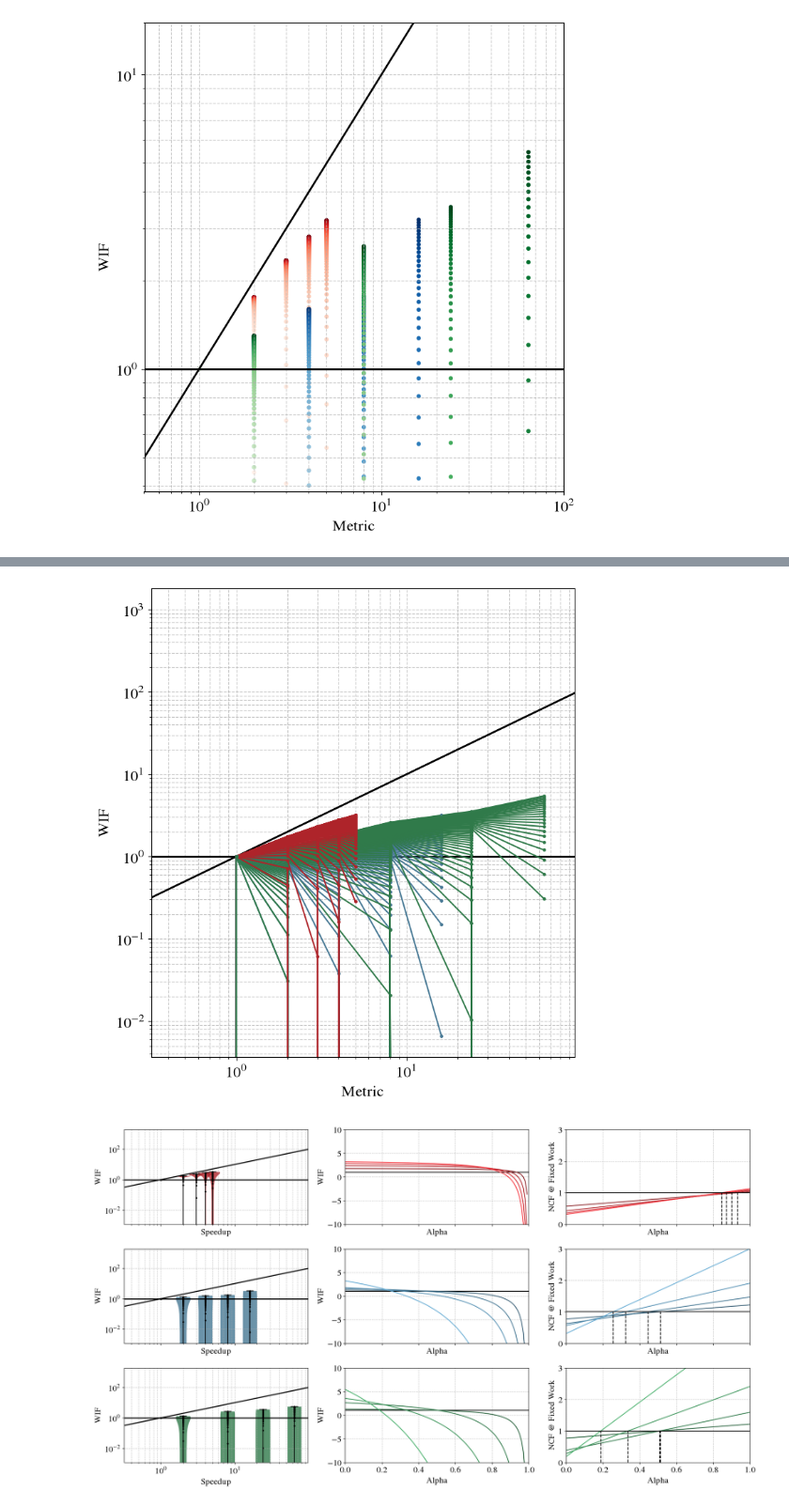
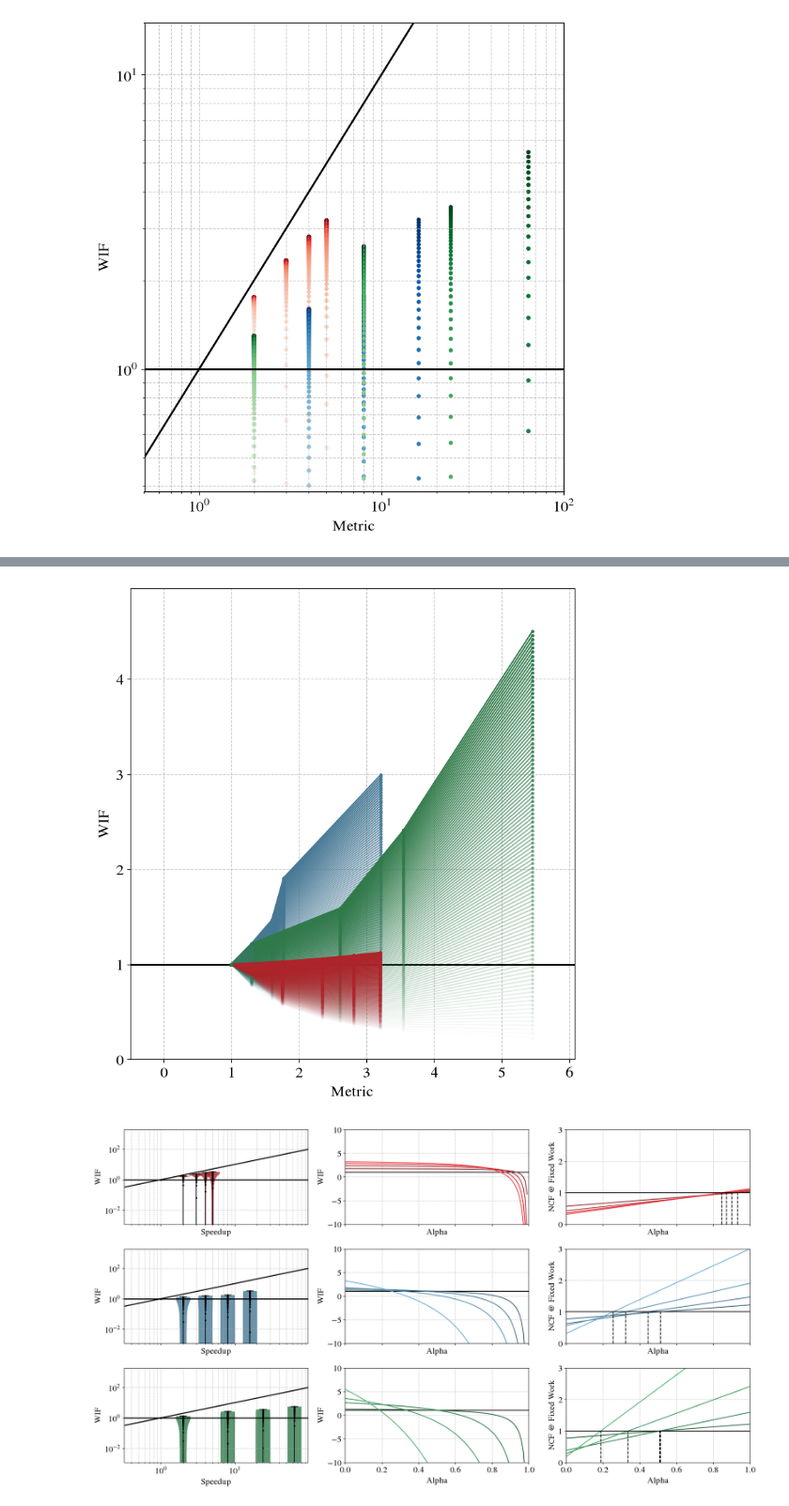
Before and after one commit to PolMaistriaux/IoT_Node_Modeling, a Jupyter notebook: Test_new_applications/Notebook_ASI_Framework_R2Baseline.ipynb, the cells around one changed output, grey strips where cells are left out. Shown at 94% size. Saved outputs shown, nothing was run; the diff lists cells and outputs as text; code cells hidden in the pictures.

```diff
--- a/Test_new_applications/Notebook_ASI_Framework_R2Baseline.ipynb
+++ b/Test_new_applications/Notebook_ASI_Framework_R2Baseline.ipynb
@@ -627,6 +623,8 @@ plot_our = 0
 # Plot the operation footprint vs FFT throughput
 fig, ax = plt.subplots(1,1,figsize=(12, 6), sharey='row', squeeze=False)
 
+curves = []
+curve_colors = []
 for k in range(3):
     ax[0,0].set_xlabel('ALpha')
     ax[0,0].grid(True, which='both', linestyle='--', alpha=0.7)
@@ -637,17 +635,27 @@ for k in range(3):
         for d, j in enumerate(analysis_Mem_type):
             p = ax[0,0].plot(alpha_studied,   theor_ncf_res[:,a,k,0,d,0],   color = 'black' , linestyle ='-')
             p = ax[0,0].vlines(theor_crit_alpha [a,k,0,d,0], ymin=0, ymax=1,   color = 'black' , linestyle ='--')
+            curves.append(theor_ncf_res[:,a,k,0,d,0])
+            curve_colors.append('black')
 
         for i in range(1,arch_Dim):
             for d, j in enumerate(analysis_Mem_type):
                 p = ax[0,0].plot(alpha_studied,   theor_ncf_res[:,a,k,i,d,0],   color = color_array[k,i] , linestyle ='-')
                 p = ax[0,0].vlines(theor_crit_alpha [a,k,i,d,0], ymin=0, ymax=1,   color = 'black' , linestyle ='--')
+                curves.append(theor_ncf_res[:,a,k,i,d,0])
+                curve_colors.append(color_array[k,i])
 
+# Highlight, at each x, the curve with the highest value there
+curves = np.array(curves)
+min_values = np.min(curves, axis=0)
+for curve, color in zip(curves, curve_colors):
+    highlight = np.where(curve == min_values, curve, np.nan)
+    ax[0,0].plot(alpha_studied, highlight, color=color, linestyle='-', marker = 'o') #, linewidth=6)
 
-    ax[0,0].hlines(y=1,xmin = 0, xmax=1, color= "black")
-    ax[0,0].set_ylim([0,1.3])
-    ax[0,0].set_xlim([0,1])
-    ax[0,0].set_xlabel("Alpha")
+ax[0,0].hlines(y=1,xmin = 0, xmax=1, color= "black")
+ax[0,0].set_ylim([0,1.3])
+ax[0,0].set_xlim([0,1])
+ax[0,0].set_xlabel("Alpha")
 
 
 ax[0,0].set_ylabel("NCF @ Fixed Reinvested Work")
@@ -1015,77 +1125,70 @@ plt.show()
 # %%
 
-theor_ncf_test     = np.zeros((len(alpha_studied),len(baseline_area),3,arch_Dim,analysis_nMem_type,2))
-for k in range(3):
-    for a in range(len(baseline_area)):
-        for i in range(arch_Dim):
-            for d, j in enumerate(analysis_Mem_type):
-                theor_ncf_test[:,a,k,i,d,0]= (1 - (theor_area_ratio[k,i,j,a]* (alpha_studied)) ) /  (theor_energy_ratio[k,i,j]* (1-alpha_studied))
-                theor_ncf_test[:,a,k,i,d,1]= (1 - (theor_area_ratio[k,i,j,a]* (alpha_studied)) ) /  (theor_energy_ratio[k,i,j]* (1-alpha_studied) *min(max_usable_speedup,theor_speedup_ratio[k,i,j]))
+# -----------------
+
+# ASI Framework separations
+
+# ASI Framework separations
+metric_space = np.linspace(0.5, 100, 100)
 
 
-# -----------------
-max_reused_speedup = np.array([10,20,50,100])
+sep_strongly_sustainable = 1/metric_space
+sep_weakly_sustainable   = 1/metric_space
 
-# ASI Framework separations
-s_log_min = -0.5
-s_log_max = 3
-speedup_space = np.linspace(s_log_min, s_log_max, 100)
+sep_strongly_sustainable[np.where(sep_strongly_sustainable<1)] =1
+sep_weakly_sustainable  [np.where(sep_weakly_sustainable>1)]   =1
 
-log_ticks = np.array([])
-for i  in np.arange(np.floor(s_log_min), np.ceil(s_log_max),1) :
-    log_ticks = np.append(log_ticks,i + np.log10(np.linspace(1,10, 10)))
 
 formatter = FuncFormatter(lambda x_val, tick_pos: "$10^{{{:.0f}}}$".format(x_val))
 
-sep_strongly_sustainable = 1/10**speedup_space
-sep_weakly_sustainable   = 1/10**speedup_space
-
-sep_strongly_sustainable[np.where(sep_strongly_sustainable<1)] =1
-sep_weakly_sustainable  [np.where(sep_weakly_sustainable>1)]   =1
 
 arch_color_map = ['Reds', 'Blues', 'Greens']
 
 alphaViolin=0.5
 widthViolin=0.2
 bwViolin   =0.3
 # Plot the operation footprint vs FFT throughput
 
 fig, ax = plt.subplots(1,len(baseline_area),figsize=(7.5*len(baseline_area), 8), squeeze=False)
 
-metric = theor_speedup_ratio # 1/theor_energy_ratio #
+metric = 1/theor_energy_ratio #  theor_speedup_ratio #
 
 alpha_step = 1
-metric_sust = theor_ncf_test[:,:,:,:,:,0] # theor_asi_res #
+metric_sust = theor_ncf_res[:,:,:,:,:,0] # theor_ncf_test[:,:,:,:,:,0] # theor_asi_res #
 
+curves          =  []
+curve_colors    =  []
 for a in range(len(baseline_area)):
-    ax[0,a].set_yscale('log')
+    ax[0,a].set_yscale('linear')
     ax[0,a].set_ylabel('WIF')
 
-    ax[0,a].plot(speedup_space, 10**speedup_space, 'black', linewidth=2, label='Strongly Sustainable')
-    ax[0,a].plot(speedup_space, np.ones(len(speedup_space)), 'black', linewidth=2, label='Strongly Sustainable')
+    #ax[0,a].plot(speedup_space, speedup_space, 'black', linewidth=2, label='Strongly Sustainable')
+    ax[0,a].axhline(y=1,xmin = 0,xmax =1.1*np.max(metric),  color='black', linewidth=2, label='Strongly Sustainable')
     ax[0,a].set_xlabel('Metric')
 
-    ax[0,a].set_xlim([-0.5,1.1*np.max(np.log10(metric))])
+    ax[0,a].set_ylim([0,1.1*np.max((metric_sust))])
+    ax[0,a].set_xlim([-0.5,1.1*np.max(metric)])
     ax[0,a].grid(True, which='both', linestyle='--', alpha=0.7)
-    ax[0,a].xaxis.set_major_locator(ticker.MultipleLocator(1))
-    ax[0,a].xaxis.set_major_formatter(formatter)
-    ax[0,a].xaxis.set_minor_locator(ticker.FixedLocator(log_ticks))
 
     for d, j in enumerate(analysis_Mem_type):
 
         for i_a, alp  in enumerate(alpha_studied[::alpha_step]):
             for k in range(3):
-                p = ax[0,a].plot(np.log10(metric[k,:,j]),   metric_sust[i_a*alpha_step,a,k,:,d],  c=color_array[k,2],  markersize=5, marker='.')
+                p = ax[0,a].plot((metric[k,:,j]),   metric_sust[i_a*alpha_step,a,k,:,d],  c=color_array[k,2],  markersize=5, marker='.', alpha = alp)
+
+
+
+# Highlight, at each x, the curve with the highest value there
 
 
 
 #fig.colorbar(p,ax=ax,orientation='vertical',label='Alpha')
 
 # Add legend
 fig.tight_layout()
 plt.show()
 # %% [output]
-[figure, old version]
+[figure, new version]
 # %%
 # ASI Framework separations
 s_log_min = -0.5
```
Also changed, not shown: parts of 8 cells of this notebook, 3 other files.
